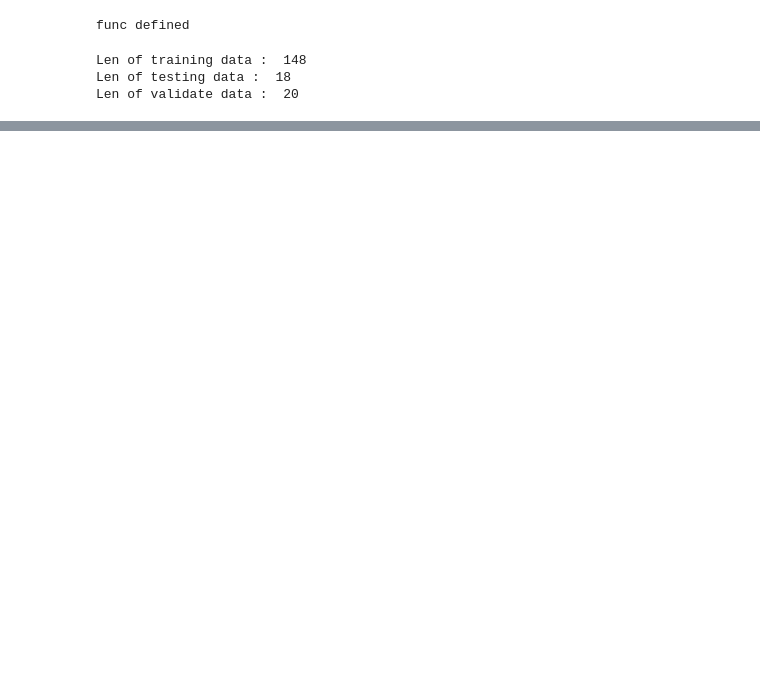
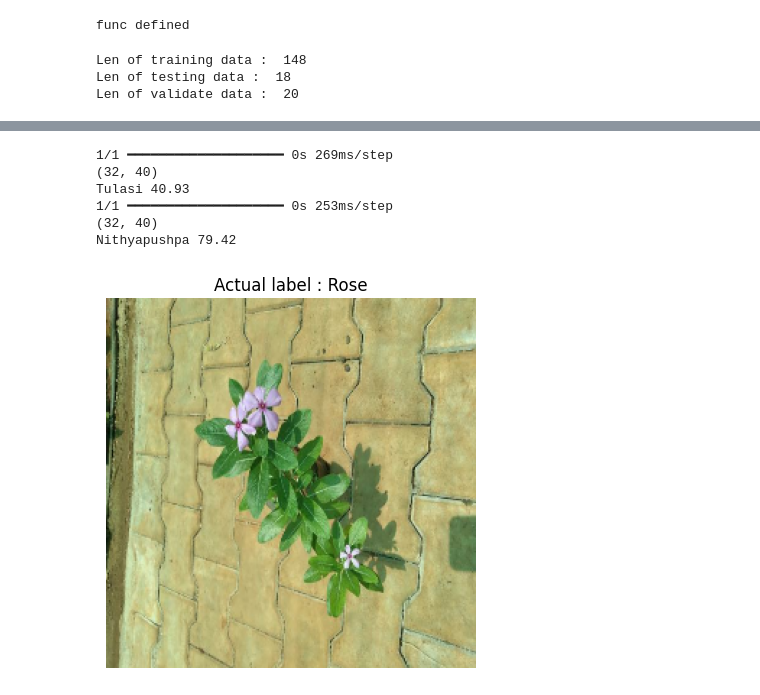
Before and after one commit to B-a-b-u/FloraFinder, a Jupyter notebook: florafinder1.ipynb, the cells around one changed output, grey strips where cells are left out. Saved outputs shown, nothing was run; the diff lists cells and outputs as text; code cells hidden in the pictures; blank space fills up the shorter version.

```diff
--- a/florafinder1.ipynb
+++ b/florafinder1.ipynb
@@ -393,0 +434,2 @@ cnn_model.save(f"./models/model-{model_version}")
+# %%
+pred = model2.predict(image)
@@ -393,0 +438,4 @@ cnn_model.save(f"./models/model-{model_version}")
+# %%
+print(Class_Names[np.argmax(pred[0])])
+conf = round(100 * (np.max(pred[0])),2)
+print(conf)
@@ -393,0 +451,2 @@ cnn_model.save(f"./models/model-{model_version}")
+# %%
+model1 = models.load_model("models/1/1.keras")
@@ -393,0 +457,2 @@ cnn_model.save(f"./models/model-{model_version}")
+# %%
+model2 = models.load_model("models/model-3.keras")
@@ -393,0 +475,18 @@ cnn_model.save(f"./models/model-{model_version}")
+# %%
+for batch_images, batch_labels in dataset.take(2):
+    pred = model2.predict(batch_images)
+    print(pred.shape)
+    conf = round(100 * (np.max(pred[0])),2)
+    print(Class_Names[np.argmax(pred[0])],conf)
+
+    plt.imshow(batch_images[0].numpy().astype("uint8"))
+    plt.title(f"Actual label : {Class_Names[batch_labels[0]]}")
+    plt.axis("off")
+# %% [output]
+1/1 ━━━━━━━━━━━━━━━━━━━━ 0s 269ms/step
+(32, 40)
+Tulasi 40.93
+1/1 ━━━━━━━━━━━━━━━━━━━━ 0s 253ms/step
+(32, 40)
+Nithyapushpa 79.42
+[figure, added]
```
Also changed, not shown: parts of 50 cells of this notebook, 28 other files.
